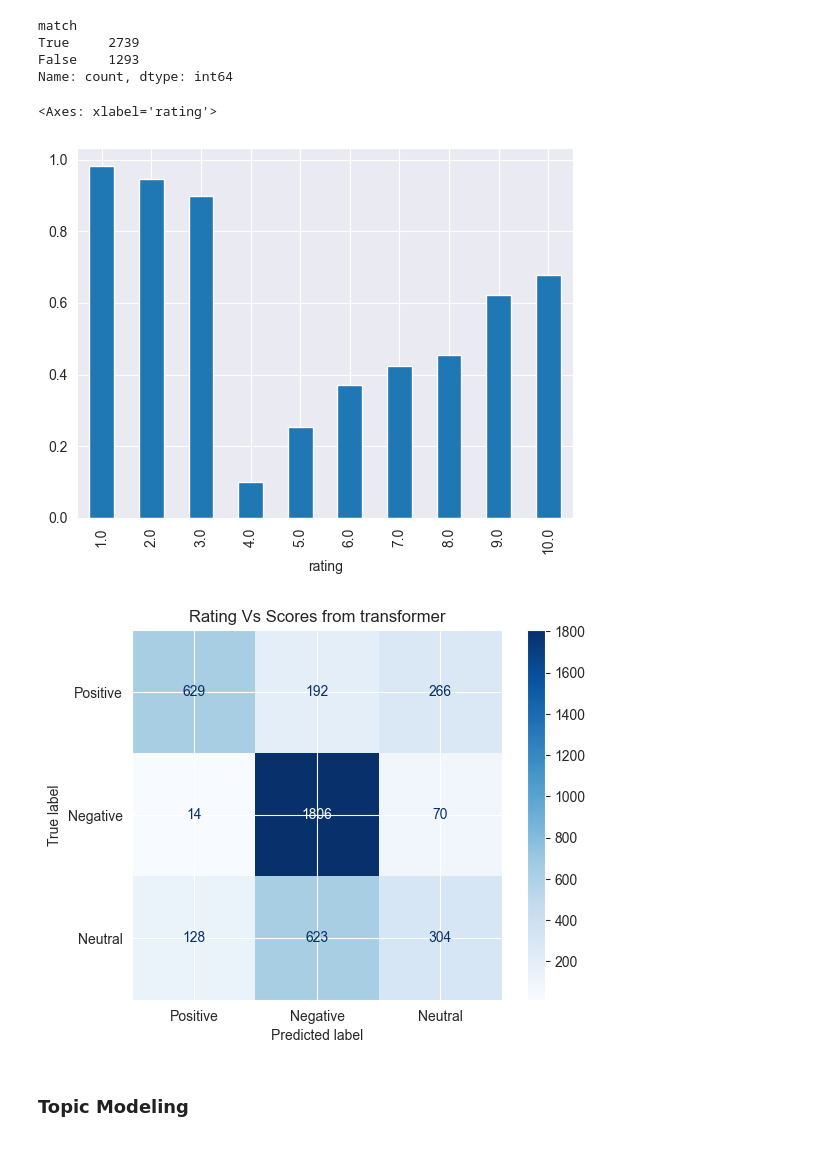
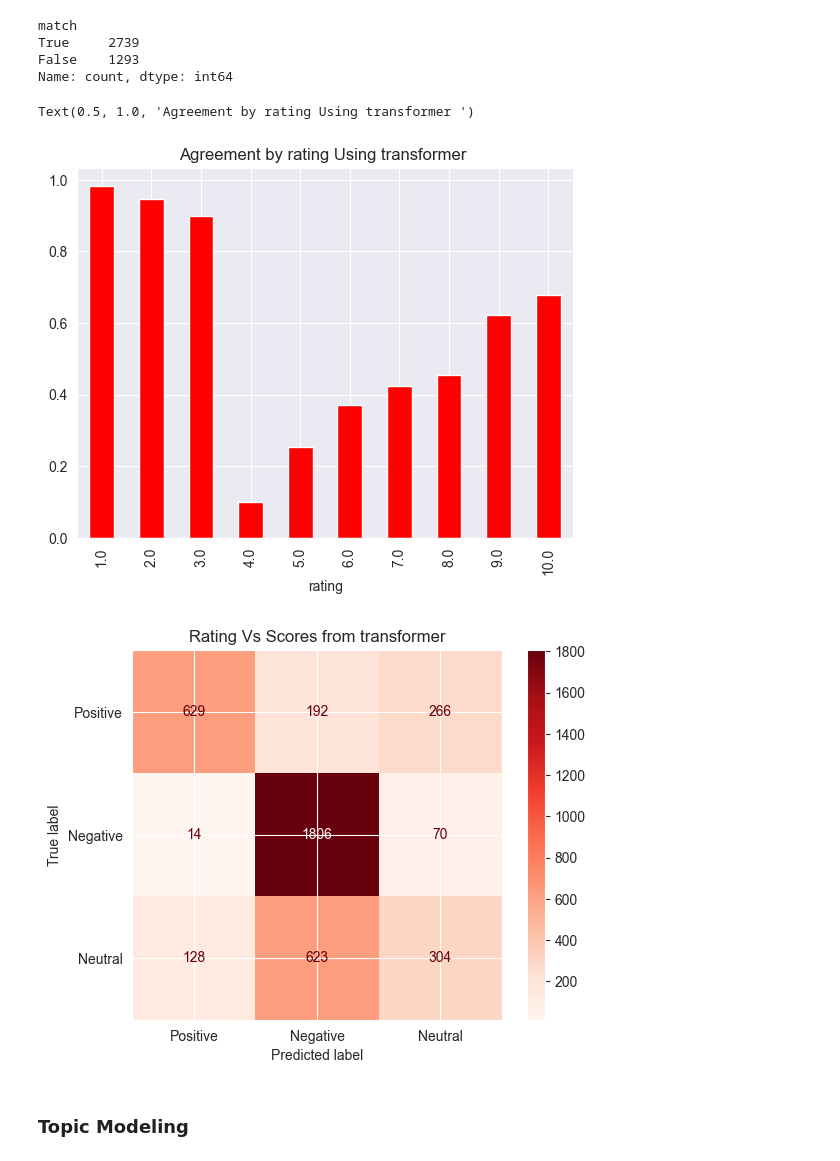
Before and after one commit to Jahdo-Codes/Real-World-Simulation-Projects, a Jupyter notebook: Forage /BA Job Simulation/BA reviews sentiment analysis.ipynb, the cells around one changed output. Saved outputs shown, nothing was run; the diff lists cells and outputs as text; code cells hidden in the pictures.

```diff
--- a/Forage /BA Job Simulation/BA reviews sentiment analysis.ipynb
+++ b/Forage /BA Job Simulation/BA reviews sentiment analysis.ipynb
@@ -329,20 +375,21 @@ False    1293
 Name: count, dtype: int64
 # %%
 agreement_by_rating = sentiment_df.groupby('rating')['match'].mean()
-agreement_by_rating.plot(kind='bar')
+agreement_by_rating.plot(kind='bar',color='red')
+plt.title('Agreement by rating Using transformer ')
 # %% [output]
-<Axes: xlabel='rating'>
+Text(0.5, 1.0, 'Agreement by rating Using transformer ')
-[figure, old version]
+[figure, new version]
 # %%
 from sklearn.metrics import confusion_matrix, ConfusionMatrixDisplay
 
 cm = confusion_matrix(sentiment_df['rating_sentiment'], sentiment_df['score_sentiment'], labels=['Positive', 'Negative', 'Neutral'])
 disp = ConfusionMatrixDisplay(confusion_matrix=cm, display_labels=['Positive', 'Negative', 'Neutral'])
-disp.plot(cmap='Blues')
+disp.plot(cmap='Reds')
 plt.title('Rating Vs Scores from transformer')
 plt.show()
 # %% [output]
-[figure, old version]
+[figure, new version]
 # %% [markdown]
 ### Topic Modeling
 # %%
```
Also changed, not shown: parts of 7 cells of this notebook, 1 other file.
